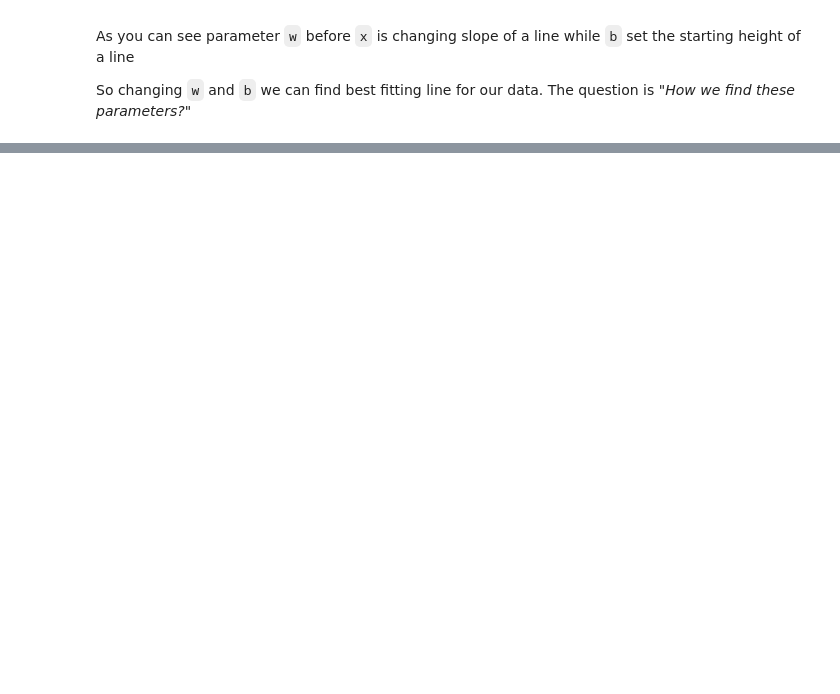
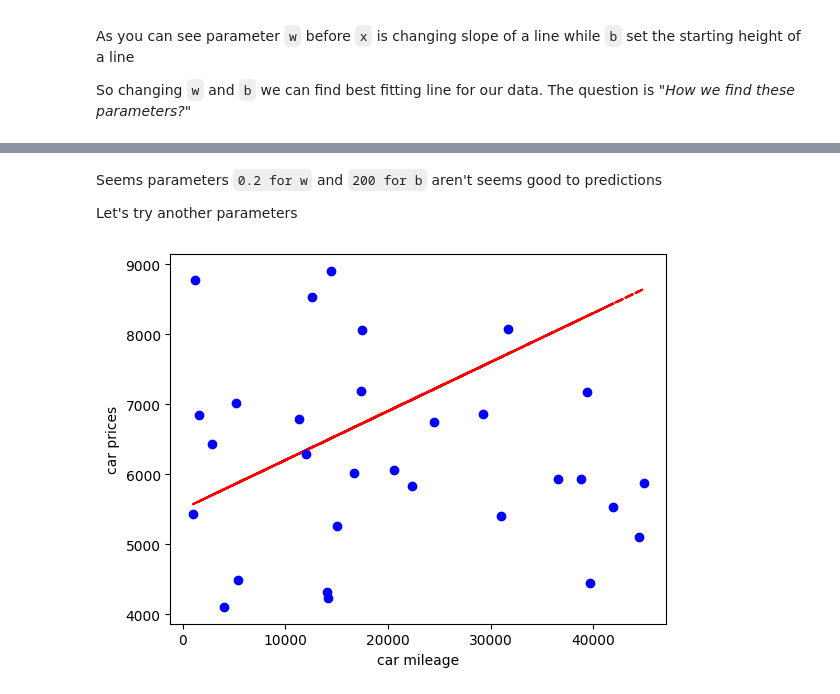
Before and after one commit to 7evenUp/learning_ai, a Jupyter notebook: linear-regression/single-linear-regression.ipynb, the cells around one changed output, grey strips where cells are left out. Saved outputs shown, nothing was run; the diff lists cells and outputs as text; code cells hidden in the pictures; blank space fills up the shorter version.

```diff
--- a/linear-regression/single-linear-regression.ipynb
+++ b/linear-regression/single-linear-regression.ipynb
@@ -52,0 +71,20 @@ So changing `w` and `b` we can find best fitting line for our data. The question
+# %% [markdown]
+Seems parameters `0.2 for w` and `200 for b` aren't seems good to predictions
+
+Let's try another parameters
+# %%
+w, b = 0.07, 5500
+
+y_prediction = []
+
+for x in car_mileage:
+    prediction = w*x + b
+    y_prediction.append(prediction)
+
+plt.plot(car_mileage, y_prediction, 'r--')
+plt.plot(car_mileage, car_prices, 'bo')
+plt.xlabel('car mileage')
+plt.ylabel('car prices')
+plt.show()
+# %% [output]
+[figure, added]
```
Also changed, not shown: parts of 15 cells of this notebook.
